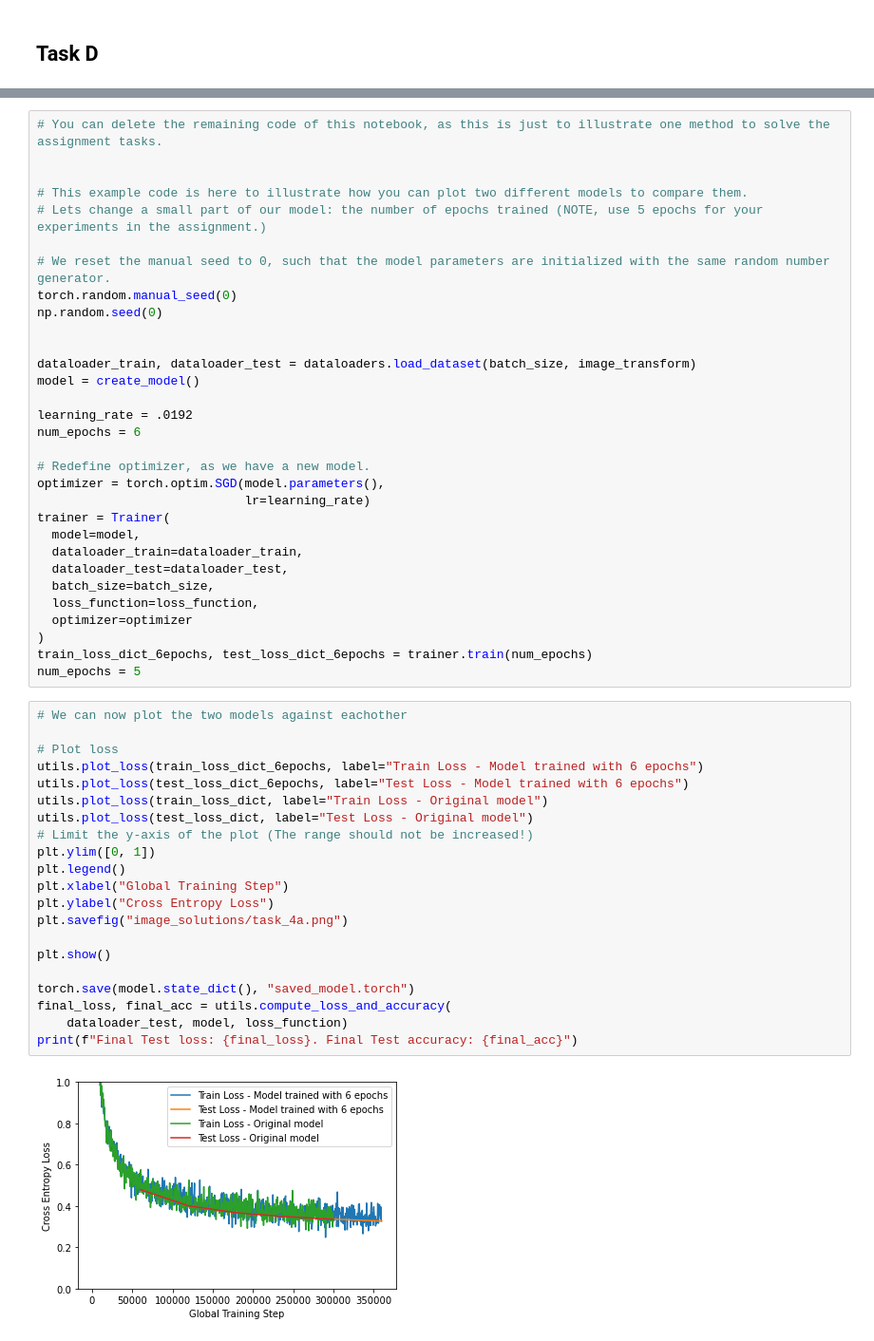
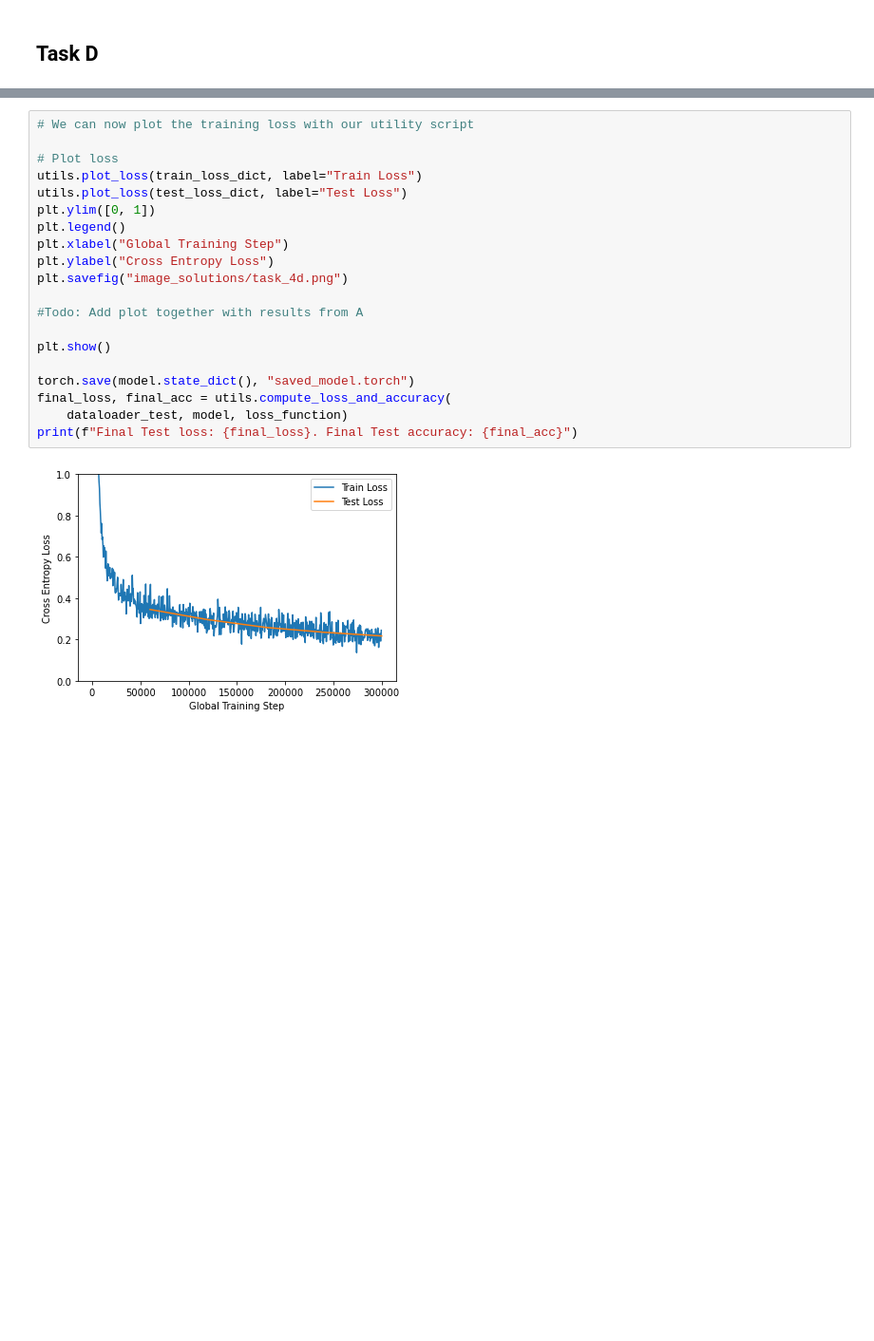
Before and after one commit to TechedLemur/TDT4195-Image-Processing, a Jupyter notebook: assignment1/task4.ipynb, the cells around one changed output, grey strips where cells are left out. Shown: that part at 95% size. Saved outputs shown, nothing was run; the diff lists cells and outputs as text; blank space fills up the shorter version.

Commit message:
Fix plots

```diff
--- a/assignment1/task4.ipynb
+++ b/assignment1/task4.ipynb
@@ -274,54 +272,22 @@ train_loss_normalized_dict, test_loss_normalized_dict = trainer.train(
-# %%
-# You can delete the remaining code of this notebook, as this is just to illustrate one method to solve the assignment tasks.
-
-
-# This example code is here to illustrate how you can plot two different models to compare them.
-# Lets change a small part of our model: the number of epochs trained (NOTE, use 5 epochs for your experiments in the assignment.)
-
-# We reset the manual seed to 0, such that the model parameters are initialized with the same random number generator.
-torch.random.manual_seed(0)
-np.random.seed(0)
-
-
-dataloader_train, dataloader_test = dataloaders.load_dataset(batch_size, image_transform)
-model = create_model()
-
-learning_rate = .0192
-num_epochs = 6
-
-# Redefine optimizer, as we have a new model.
-optimizer = torch.optim.SGD(model.parameters(),
-                            lr=learning_rate)
-trainer = Trainer(
-  model=model,
-  dataloader_train=dataloader_train,
-  dataloader_test=dataloader_test,
-  batch_size=batch_size,
-  loss_function=loss_function,
-  optimizer=optimizer
-)
-train_loss_dict_6epochs, test_loss_dict_6epochs = trainer.train(num_epochs)
-num_epochs = 5
 # %%
-# We can now plot the two models against eachother
+# We can now plot the training loss with our utility script
 
 # Plot loss
-utils.plot_loss(train_loss_dict_6epochs, label="Train Loss - Model trained with 6 epochs")
-utils.plot_loss(test_loss_dict_6epochs, label="Test Loss - Model trained with 6 epochs")
-utils.plot_loss(train_loss_dict, label="Train Loss - Original model")
-utils.plot_loss(test_loss_dict, label="Test Loss - Original model")
-# Limit the y-axis of the plot (The range should not be increased!)
+utils.plot_loss(train_loss_dict, label="Train Loss")
+utils.plot_loss(test_loss_dict, label="Test Loss")
 plt.ylim([0, 1])
 plt.legend()
 plt.xlabel("Global Training Step")
 plt.ylabel("Cross Entropy Loss")
-plt.savefig("image_solutions/task_4a.png")
+plt.savefig("image_solutions/task_4d.png")
+
+#Todo: Add plot together with results from A
 
 plt.show()
 
 torch.save(model.state_dict(), "saved_model.torch")
 final_loss, final_acc = utils.compute_loss_and_accuracy(
     dataloader_test, model, loss_function)
 print(f"Final Test loss: {final_loss}. Final Test accuracy: {final_acc}")
 # %% [output]
-[figure, old version]
+[figure, new version]
```
Also changed, not shown: parts of 6 cells of this notebook.
